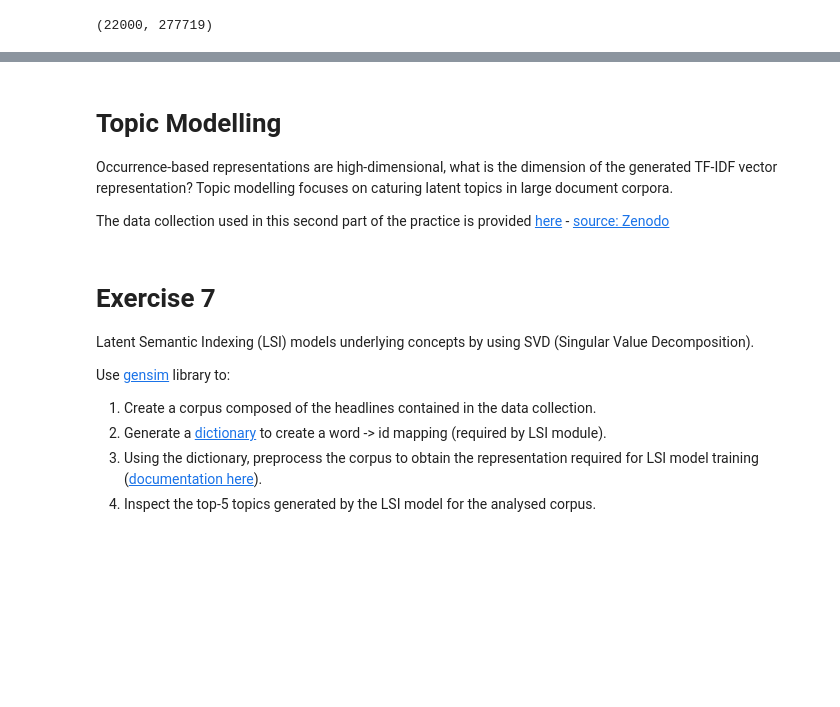
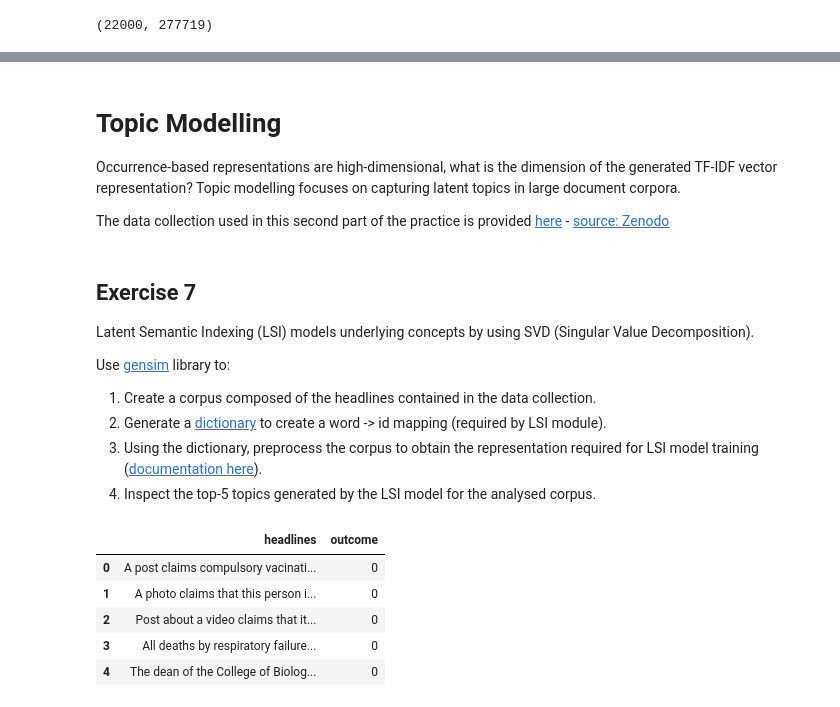
Before and after one commit to LeoMaggio/Deep-NLP, a Jupyter notebook: practices/P1/Practice_1_Text_processing_and_topic_modelling.ipynb, the cells around one changed output, grey strips where cells are left out. Cells and saved outputs as stored; diff of their text form; code cells hidden in the pictures; blank space fills up the shorter version.

```diff
--- a/practices/P1/Practice_1_Text_processing_and_topic_modelling.ipynb
+++ b/practices/P1/Practice_1_Text_processing_and_topic_modelling.ipynb
@@ -296,11 +296,11 @@ Accuracy: 0.9265909090909091
 # **Topic Modelling**
 
 Occurrence-based representations are high-dimensional, what is the dimension of the generated TF-IDF vector representation?
-Topic modelling focuses on caturing latent topics in large document corpora.
+Topic modelling focuses on capturing latent topics in large document corpora.
 
 The data collection used in this second part of the practice is provided [here](https://raw.githubusercontent.com/MorenoLaQuatra/DeepNLP/main/practices/P1/CovidFake_filtered.csv) - [source: Zenodo](https://zenodo.org/record/4282522#.YVdCXcbOOpd)
 # %% [markdown]
-# Exercise 7
+## Exercise 7
 
 Latent Semantic Indexing (LSI) models underlying concepts by using SVD (Singular Value Decomposition).
 
@@ -313,0 +318,10 @@ Use [gensim](https://radimrehurek.com/gensim/) library to:
+# %%
+df = pd.read_csv('CovidFake_filtered.csv', index_col='Unnamed: 0')
+df.head()
+# %% [output]
+|  | headlines | outcome |
+| 0 | A post claims compulsory vacinati... | 0 |
+| 1 | A photo claims that this person i... | 0 |
+| 2 | Post about a video claims that it... | 0 |
+| 3 | All deaths by respiratory failure... | 0 |
+| 4 | The dean of the College of Biolog... | 0 |
```
Also changed, not shown: parts of 38 cells of this notebook.
